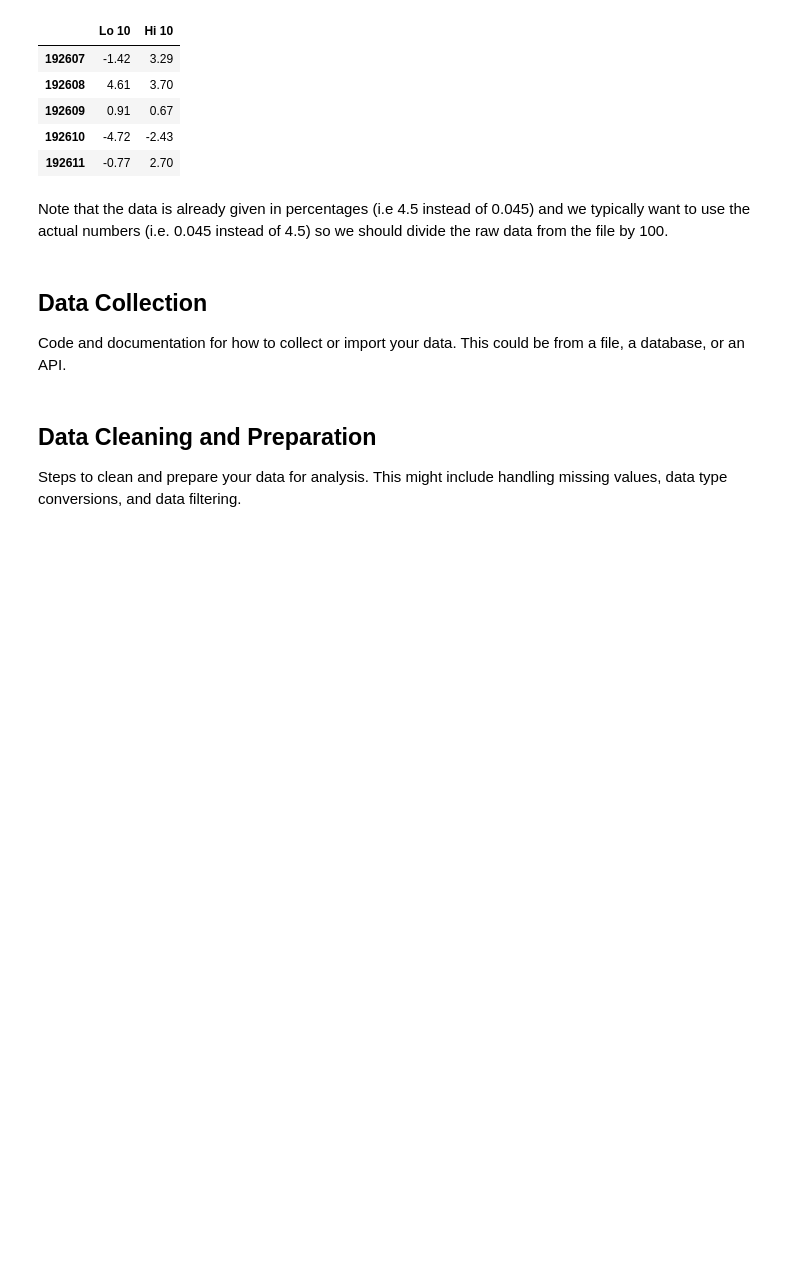
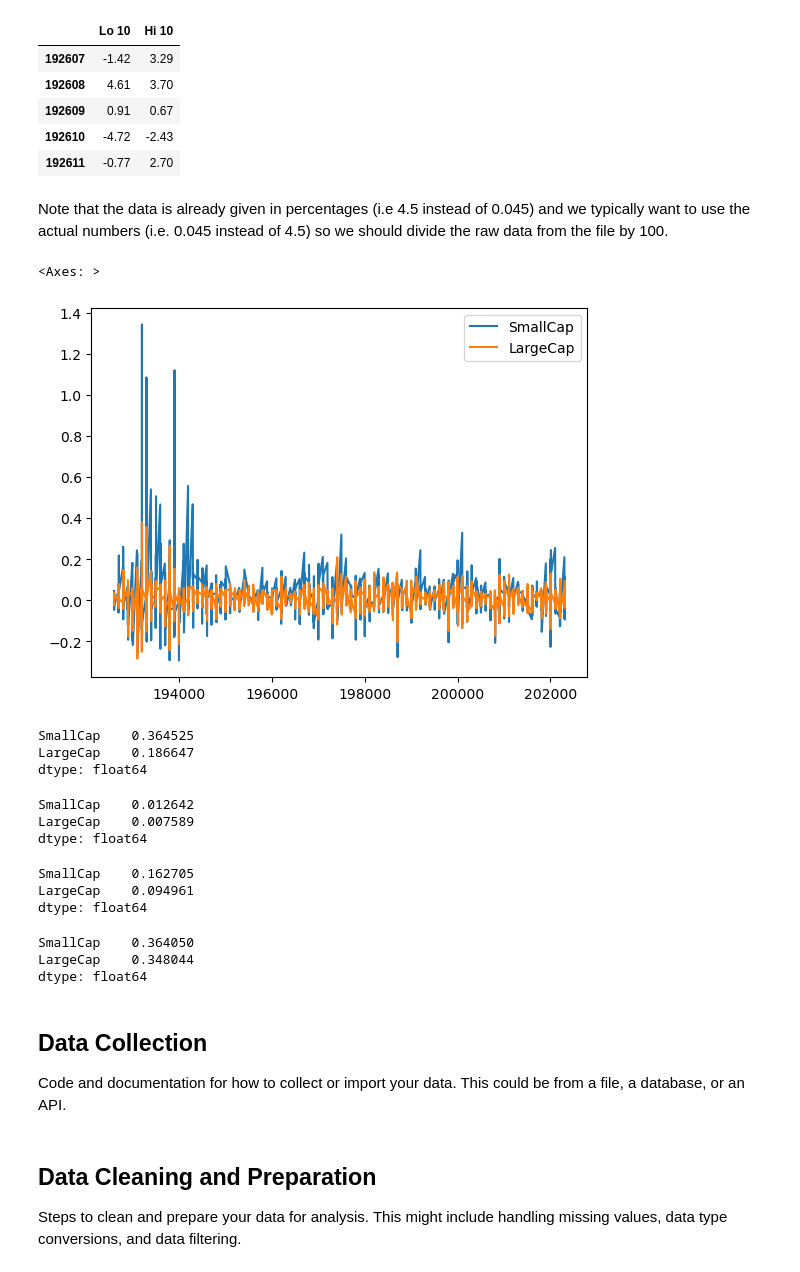
Before and after one commit to evgenii-maiorov/Investment-Management-and-Machine-Learning, a Jupyter notebook: Portfolio Construction and Analysis/FinanceProjectTemplate.ipynb, the cells around one changed output. Cells and saved outputs as stored; diff of their text form; code cells hidden in the pictures; blank space fills up the shorter version.

```diff
--- a/Portfolio Construction and Analysis/FinanceProjectTemplate.ipynb
+++ b/Portfolio Construction and Analysis/FinanceProjectTemplate.ipynb
@@ -43,6 +43,43 @@ returns.head()
 Note that the data is already given in percentages (i.e 4.5 instead of 0.045) and we typically want to use the actual numbers (i.e. 0.045 instead of 4.5) so we should divide the raw data from the file by 100.
 # %%
 returns = returns/100
+# %%
+returns.columns = ['SmallCap', 'LargeCap']
+returns.plot()
+# %% [output]
+<Axes: >
+[figure, added]
+# %%
+annualized_vol = returns.std()*np.sqrt(12)
+annualized_vol
+# %% [output]
+SmallCap    0.364525
+LargeCap    0.186647
+dtype: float64
+# %%
+n_months = returns.shape[0]
+return_per_month = (returns+1).prod()**(1/n_months) - 1
+return_per_month
+# %% [output]
+SmallCap    0.012642
+LargeCap    0.007589
+dtype: float64
+# %%
+annualized_return = (return_per_month + 1)**12-1
+annualized_return
+# %% [output]
+SmallCap    0.162705
+LargeCap    0.094961
+dtype: float64
+# %%
+riskfree_rate = 0.03
+excess_return = annualized_return - riskfree_rate
+sharpe_ratio = excess_return/annualized_vol
+sharpe_ratio
+# %% [output]
+SmallCap    0.364050
+LargeCap    0.348044
+dtype: float64
 # %% [markdown]
 ## Data Collection
 Code and documentation for how to collect or import your data. This could be from a file, a database, or an API.
```
Also changed, not shown: 1 other file.
